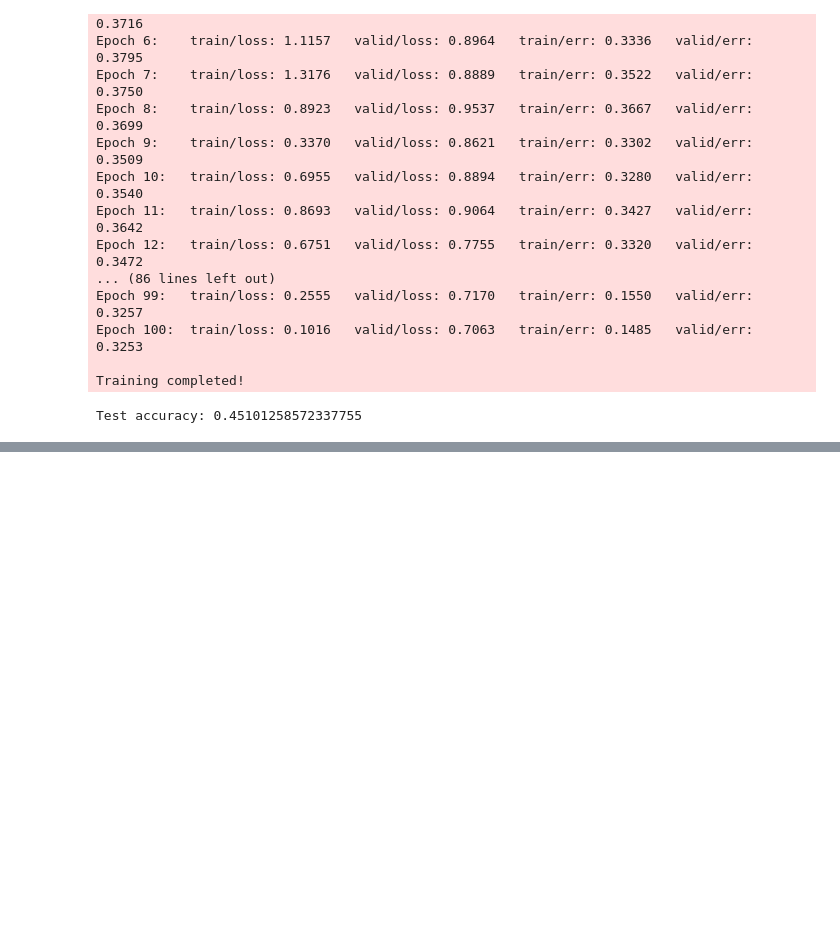
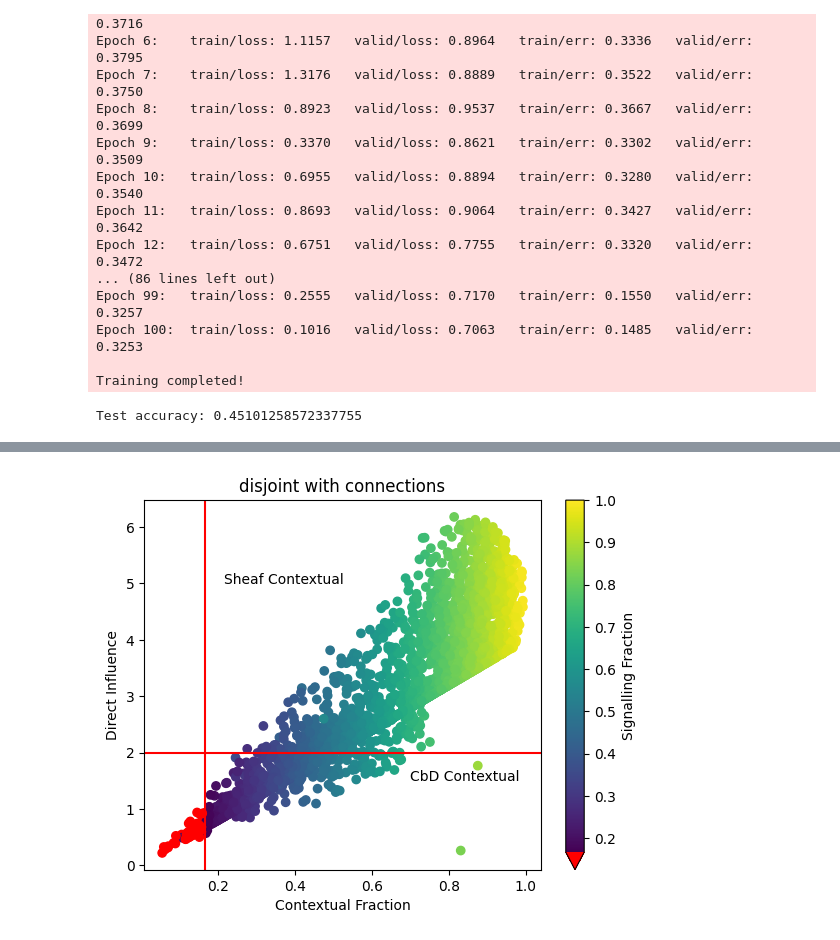
Before and after one commit to TilenLS/qnlp, a Jupyter notebook: main.ipynb, the cells around one changed output, grey strips where cells are left out. Drawn from its saved outputs; the diff is of its cells as text; code cells hidden in the pictures; blank space fills up the shorter version.

```diff
--- a/main.ipynb
+++ b/main.ipynb
@@ -317,0 +323,3 @@ tmp.plot_violation()
+# %%
+scenario_442_disjoint = data_processor(scenario=CyclicScenario(['a','b','A','B'],2),
+                     model_path='runs/disjoint_130epoches/best_model.lt')
@@ -317,0 +328,4 @@ tmp.plot_violation()
+# %%
+scenario_442_disjoint.plot_cnxt(title="disjoint with connections", save=True)
+# %% [output]
+[figure, added]
```
Also changed, not shown: parts of 16 cells of this notebook, 32 other files.
